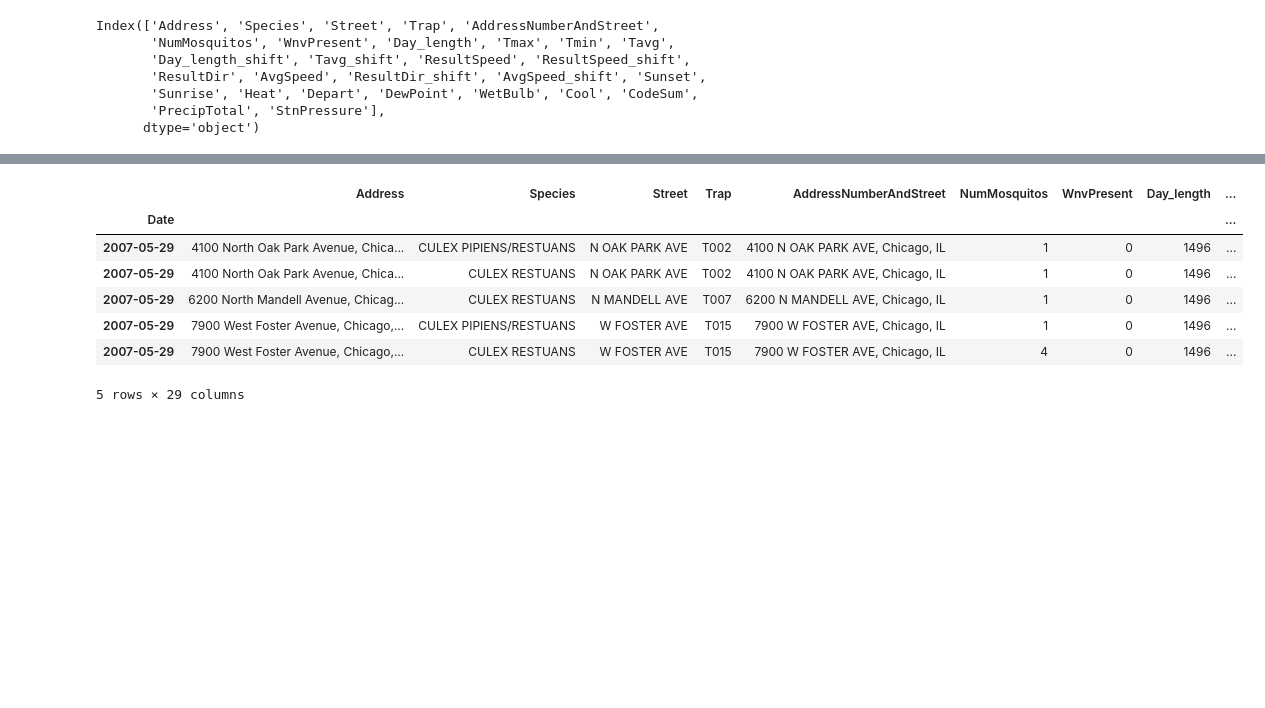
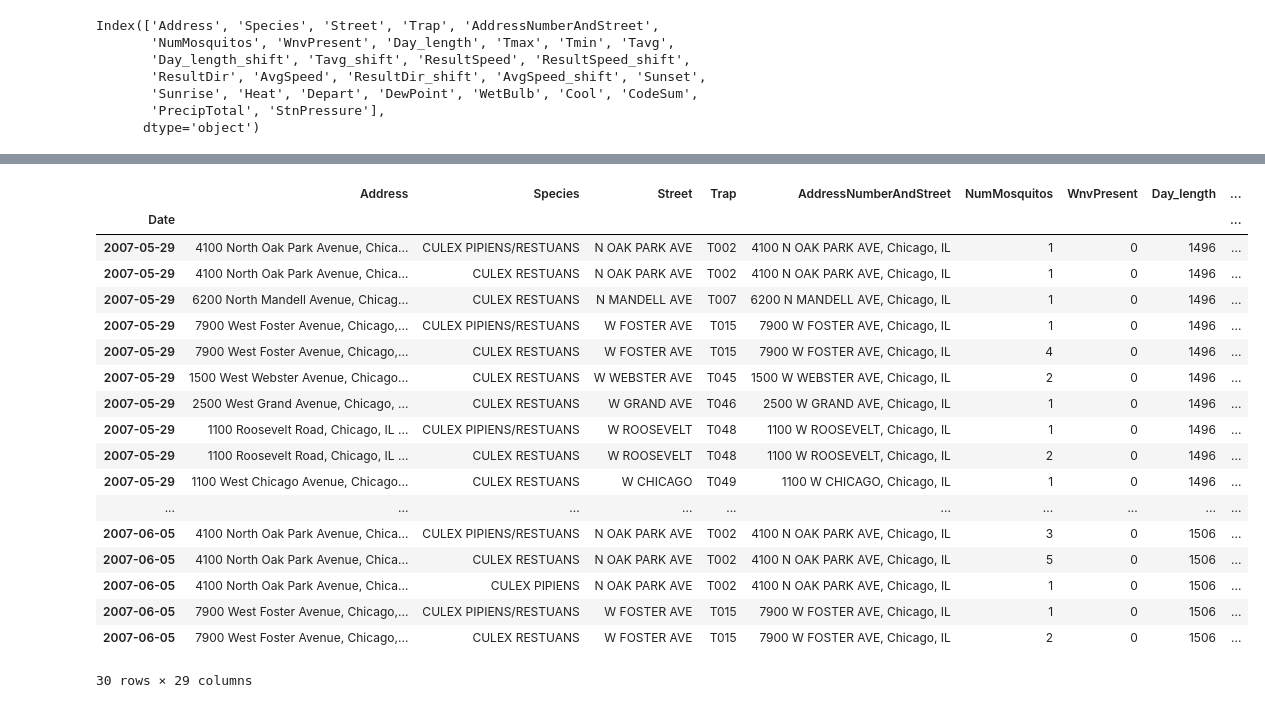
Before and after one commit to camarenad/wnv_prevention, a Jupyter notebook: cl/EDA_cl.ipynb, the cells around one changed output, grey strips where cells are left out. Cells and saved outputs as stored; diff of their text form; code cells hidden in the pictures; blank space fills up the shorter version.

Commit message:
adding final dataframe

```diff
--- a/cl/EDA_cl.ipynb
+++ b/cl/EDA_cl.ipynb
@@ -38,12 +38,23 @@ df.corr()
 23 rows × 23 columns
 # %%
-df.head()
+df.head(30)
 # %% [output]
 |  | Address | Species | Street | Trap | AddressNumberAndStreet | NumMosquitos | WnvPresent | Day_length | ... |
 | Date |  |  |  |  |  |  |  |  | ... |
 | 2007-05-29 | 4100 North Oak Park Avenue, Chica... | CULEX PIPIENS/RESTUANS | N OAK PARK AVE | T002 | 4100 N OAK PARK AVE, Chicago, IL | 1 | 0 | 1496 | ... |
 | 2007-05-29 | 4100 North Oak Park Avenue, Chica... | CULEX RESTUANS | N OAK PARK AVE | T002 | 4100 N OAK PARK AVE, Chicago, IL | 1 | 0 | 1496 | ... |
 | 2007-05-29 | 6200 North Mandell Avenue, Chicag... | CULEX RESTUANS | N MANDELL AVE | T007 | 6200 N MANDELL AVE, Chicago, IL | 1 | 0 | 1496 | ... |
 | 2007-05-29 | 7900 West Foster Avenue, Chicago,... | CULEX PIPIENS/RESTUANS | W FOSTER AVE | T015 | 7900 W FOSTER AVE, Chicago, IL | 1 | 0 | 1496 | ... |
 | 2007-05-29 | 7900 West Foster Avenue, Chicago,... | CULEX RESTUANS | W FOSTER AVE | T015 | 7900 W FOSTER AVE, Chicago, IL | 4 | 0 | 1496 | ... |
+| 2007-05-29 | 1500 West Webster Avenue, Chicago... | CULEX RESTUANS | W WEBSTER AVE | T045 | 1500 W WEBSTER AVE, Chicago, IL | 2 | 0 | 1496 | ... |
+| 2007-05-29 | 2500 West Grand Avenue, Chicago, ... | CULEX RESTUANS | W GRAND AVE | T046 | 2500 W GRAND AVE, Chicago, IL | 1 | 0 | 1496 | ... |
+| 2007-05-29 | 1100 Roosevelt Road, Chicago, IL ... | CULEX PIPIENS/RESTUANS | W ROOSEVELT | T048 | 1100 W ROOSEVELT, Chicago, IL | 1 | 0 | 1496 | ... |
+| 2007-05-29 | 1100 Roosevelt Road, Chicago, IL ... | CULEX RESTUANS | W ROOSEVELT | T048 | 1100 W ROOSEVELT, Chicago, IL | 2 | 0 | 1496 | ... |
+| 2007-05-29 | 1100 West Chicago Avenue, Chicago... | CULEX RESTUANS | W CHICAGO | T049 | 1100 W CHICAGO, Chicago, IL | 1 | 0 | 1496 | ... |
+| ... | ... | ... | ... | ... | ... | ... | ... | ... | ... |
+| 2007-06-05 | 4100 North Oak Park Avenue, Chica... | CULEX PIPIENS/RESTUANS | N OAK PARK AVE | T002 | 4100 N OAK PARK AVE, Chicago, IL | 3 | 0 | 1506 | ... |
+| 2007-06-05 | 4100 North Oak Park Avenue, Chica... | CULEX RESTUANS | N OAK PARK AVE | T002 | 4100 N OAK PARK AVE, Chicago, IL | 5 | 0 | 1506 | ... |
+| 2007-06-05 | 4100 North Oak Park Avenue, Chica... | CULEX PIPIENS | N OAK PARK AVE | T002 | 4100 N OAK PARK AVE, Chicago, IL | 1 | 0 | 1506 | ... |
+| 2007-06-05 | 7900 West Foster Avenue, Chicago,... | CULEX PIPIENS/RESTUANS | W FOSTER AVE | T015 | 7900 W FOSTER AVE, Chicago, IL | 1 | 0 | 1506 | ... |
+| 2007-06-05 | 7900 West Foster Avenue, Chicago,... | CULEX RESTUANS | W FOSTER AVE | T015 | 7900 W FOSTER AVE, Chicago, IL | 2 | 0 | 1506 | ... |
-5 rows × 29 columns
+30 rows × 29 columns
```
Also changed, not shown: parts of 1 cell of this notebook, 4 other files.
